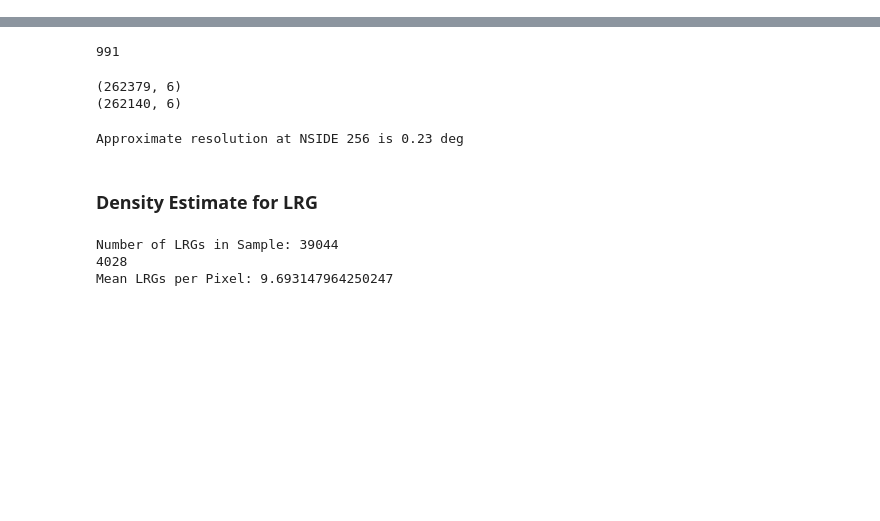
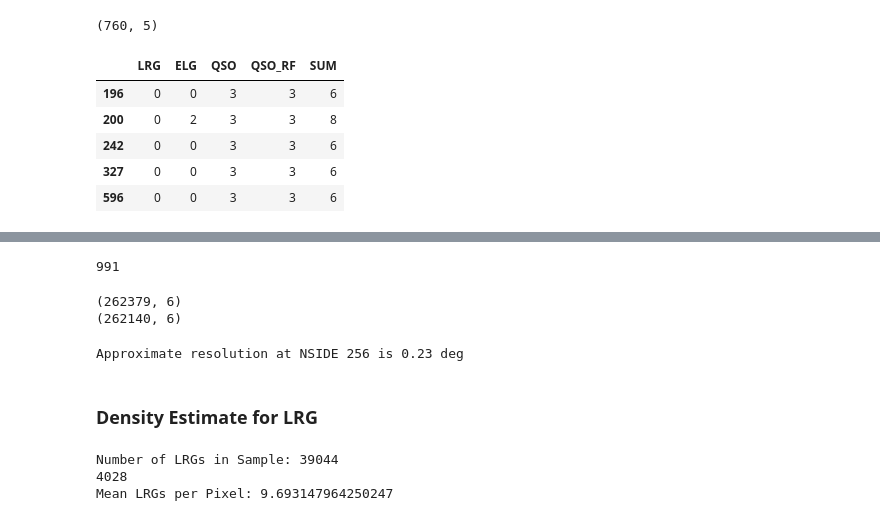
Before and after one commit to elleggert/astrostatistics, a Jupyter notebook: data_exploration/galaxy_density.ipynb, the cells around one changed output, grey strips where cells are left out. Drawn from its saved outputs; the diff is of its cells as text; code cells hidden in the pictures; blank space fills up the shorter version.

```diff
--- a/data_exploration/galaxy_density.ipynb
+++ b/data_exploration/galaxy_density.ipynb
@@ -9,3 +39,17 @@ df = pd.read_csv('../bricks_data/galaxy_catalogue_sample_profiling.csv')
+# %%
+df_test = df[(df['QSO'] !=0) & (df['QSO_RF'] !=0)]
+#df_test = df[(df['QSO'] != 0)]
+
+print(df_test.shape)
+df_test.head()
+# %% [output]
+(760, 5)
+|  | LRG | ELG | QSO | QSO_RF | SUM |
+| 196 | 0 | 0 | 3 | 3 | 6 |
+| 200 | 0 | 2 | 3 | 3 | 8 |
+| 242 | 0 | 0 | 3 | 3 | 6 |
+| 327 | 0 | 0 | 3 | 3 | 6 |
+| 596 | 0 | 0 | 3 | 3 | 6 |
 # %%
 df.head()
 # %% [output]
```
Also changed, not shown: parts of 6 cells of this notebook.
